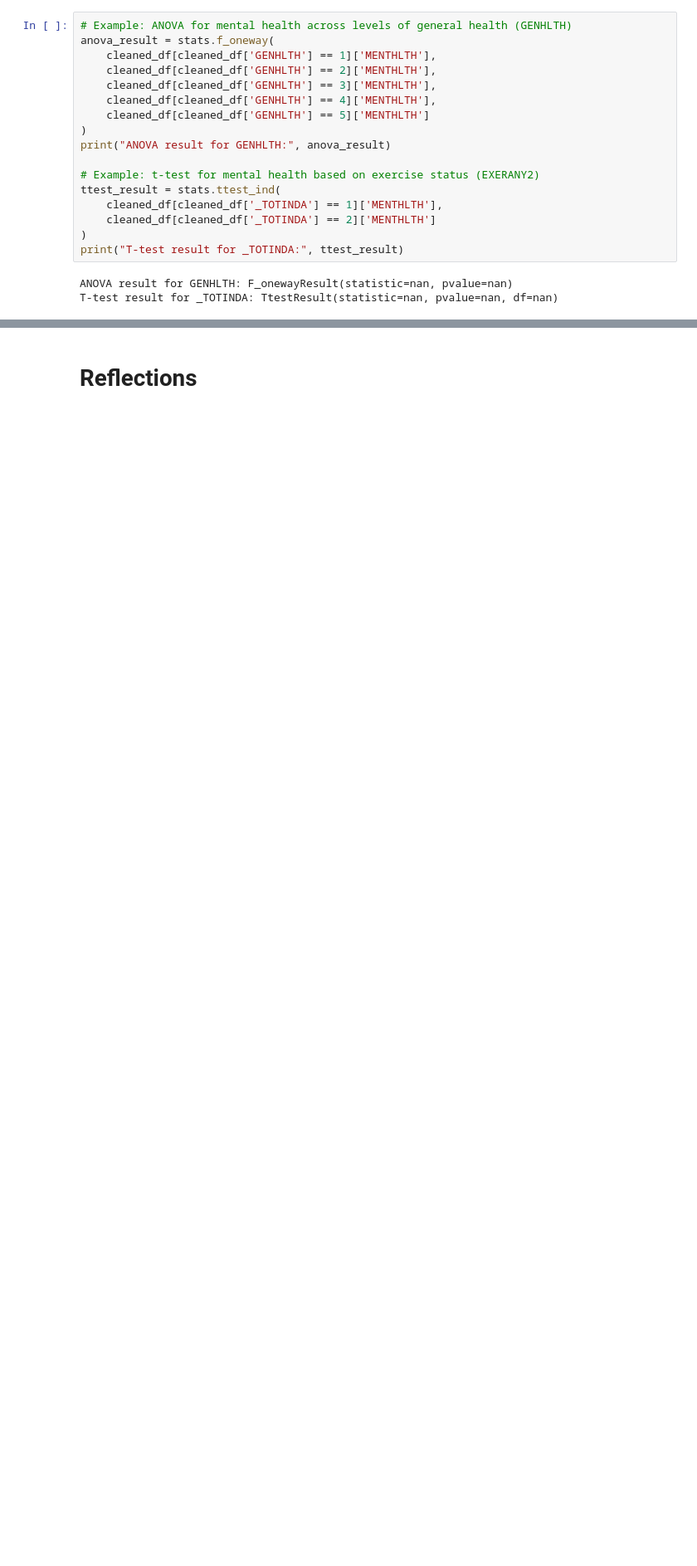
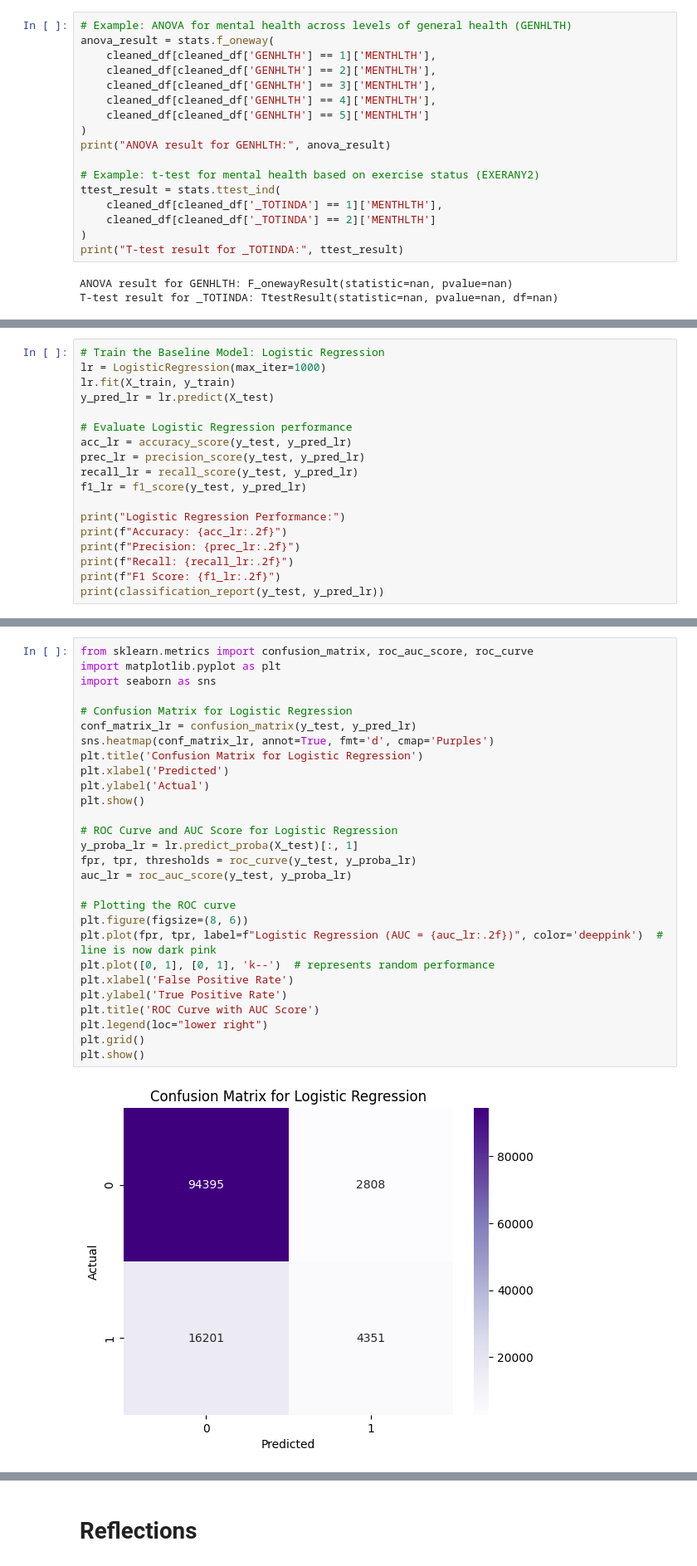
Before and after one commit to cs418-fa24/project-check-in-team-10, a Jupyter notebook: ProgressReport.ipynb, the cells around one changed output, grey strips where cells are left out. Shown at 83% size. Cells and saved outputs as stored; diff of their text form; blank space fills up the shorter version.

Commit message:
adding the ml exploration into the progress report

```diff
--- a/ProgressReport.ipynb
+++ b/ProgressReport.ipynb
@@ -1156,0 +1231,18 @@ T-test result for _TOTINDA: TtestResult(statistic=nan, pvalue=nan, df=nan)
+# %%
+# Train the Baseline Model: Logistic Regression
+lr = LogisticRegression(max_iter=1000)
+lr.fit(X_train, y_train)
+y_pred_lr = lr.predict(X_test)
+
+# Evaluate Logistic Regression performance
+acc_lr = accuracy_score(y_test, y_pred_lr)
+prec_lr = precision_score(y_test, y_pred_lr)
+recall_lr = recall_score(y_test, y_pred_lr)
+f1_lr = f1_score(y_test, y_pred_lr)
+
+print("Logistic Regression Performance:")
+print(f"Accuracy: {acc_lr:.2f}")
+print(f"Precision: {prec_lr:.2f}")
+print(f"Recall: {recall_lr:.2f}")
+print(f"F1 Score: {f1_lr:.2f}")
+print(classification_report(y_test, y_pred_lr))
@@ -1156,0 +1265,30 @@ T-test result for _TOTINDA: TtestResult(statistic=nan, pvalue=nan, df=nan)
+# %%
+from sklearn.metrics import confusion_matrix, roc_auc_score, roc_curve
+import matplotlib.pyplot as plt
+import seaborn as sns
+
+# Confusion Matrix for Logistic Regression
+conf_matrix_lr = confusion_matrix(y_test, y_pred_lr)
+sns.heatmap(conf_matrix_lr, annot=True, fmt='d', cmap='Purples')
+plt.title('Confusion Matrix for Logistic Regression')
+plt.xlabel('Predicted')
+plt.ylabel('Actual')
+plt.show()
+
+# ROC Curve and AUC Score for Logistic Regression
+y_proba_lr = lr.predict_proba(X_test)[:, 1]
+fpr, tpr, thresholds = roc_curve(y_test, y_proba_lr)
+auc_lr = roc_auc_score(y_test, y_proba_lr)
+
+# Plotting the ROC curve
+plt.figure(figsize=(8, 6))
+plt.plot(fpr, tpr, label=f"Logistic Regression (AUC = {auc_lr:.2f})", color='deeppink')  # line is now dark pink
+plt.plot([0, 1], [0, 1], 'k--')  # represents random performance
+plt.xlabel('False Positive Rate')
+plt.ylabel('True Positive Rate')
+plt.title('ROC Curve with AUC Score')
+plt.legend(loc="lower right")
+plt.grid()
+plt.show()
+# %% [output]
+[figure, added]
```
Also changed, not shown: parts of 20 cells of this notebook, 1 other file.
